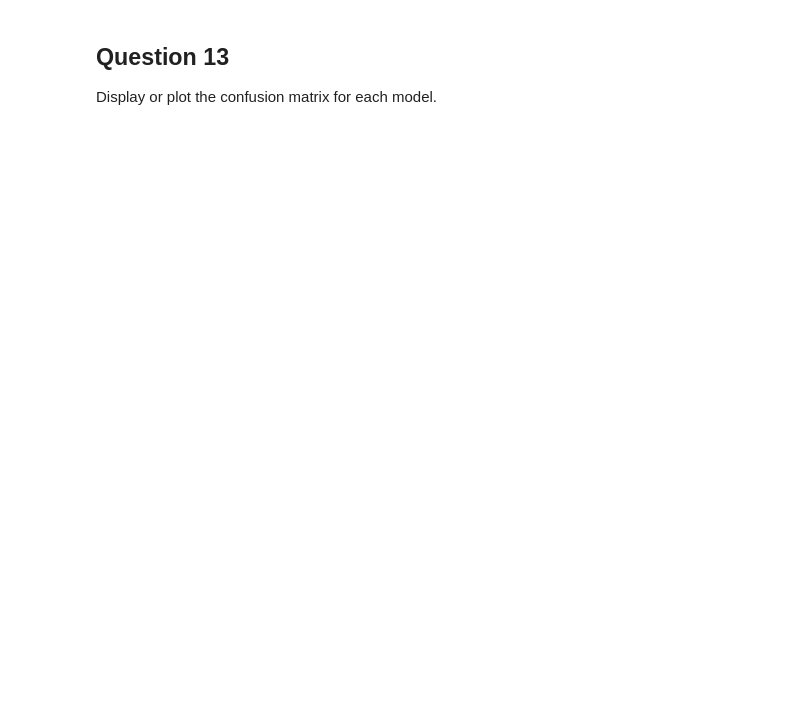
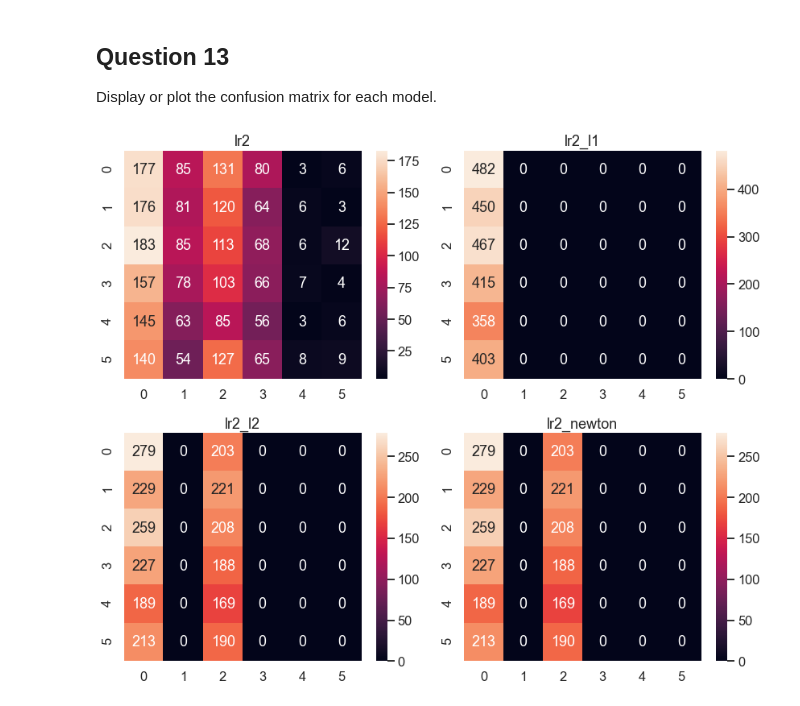
Before and after one commit to afa7789/regularizar-metricas, a Jupyter notebook: Regressao_Logistica_V2.ipynb, the cells around one changed output. Cells and saved outputs as stored; diff of their text form; code cells hidden in the pictures; blank space fills up the shorter version.

```diff
--- a/Regressao_Logistica_V2.ipynb
+++ b/Regressao_Logistica_V2.ipynb
@@ -573,18 +654,17 @@ metrics2
 Display or plot the confusion matrix for each model.
 # %%
 #plot the confusion matrix
-
 fig, axList = plt.subplots(nrows=2, ncols=2)
 axList = axList.flatten()
 fig.set_size_inches(12, 10)
 
-axList[-1].axis('off')
-
-for ax,lab in zip(axList[:-1], coeff_labels2):
+for ax,lab in zip(axList, coeff_labels2):
     sns.heatmap(cm2[lab], ax=ax, annot=True, fmt='d');
     ax.set(title=lab);
 
 plt.tight_layout()
+# %% [output]
+[figure, added]
 # %%
 # Perform a comparison of the outputs between Question 7 and 12 and give your observation
 # %%
```
Also changed, not shown: parts of 15 cells of this notebook.
